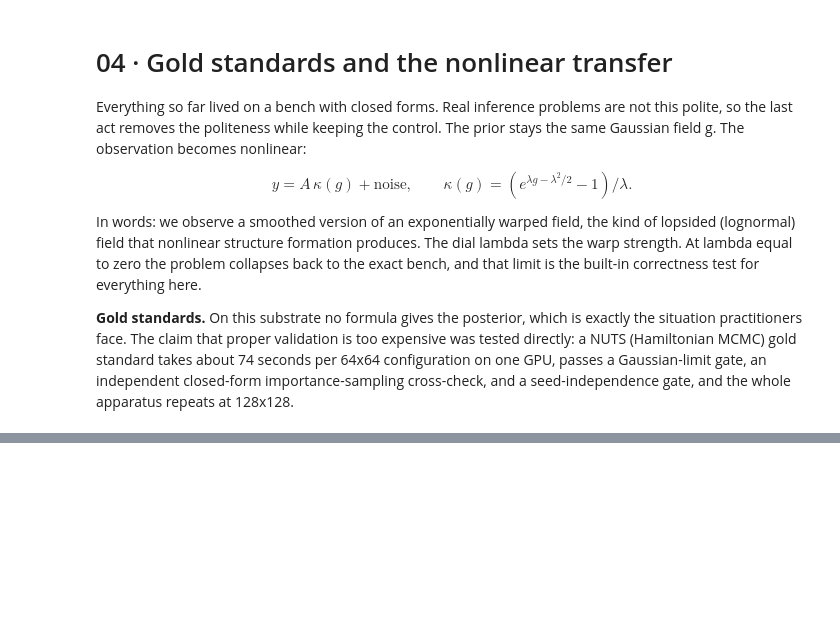
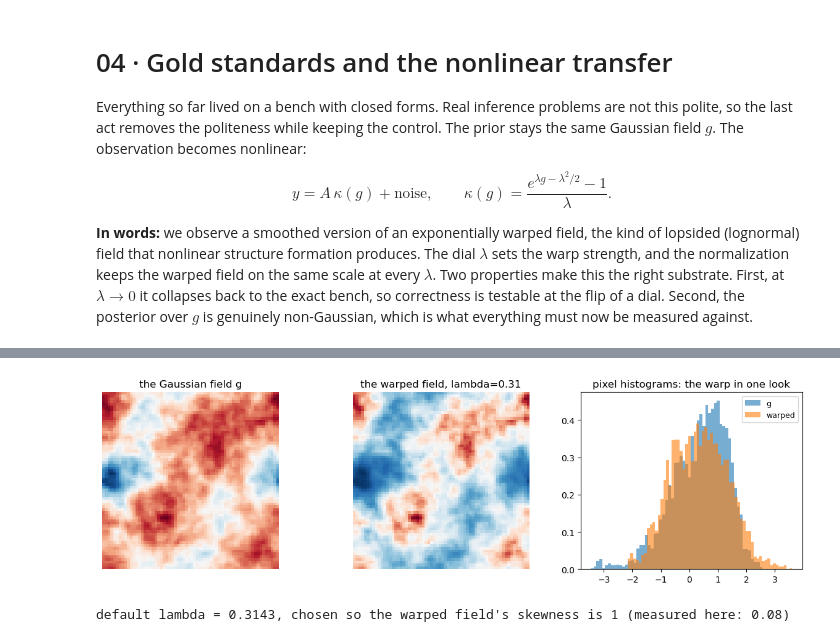
Before and after one commit to AndreasTersenov/tilt-audit, a Jupyter notebook: notebooks/04_gold_standards_and_transfer.ipynb, the cells around one changed output, grey strips where cells are left out. Drawn from its saved outputs; the diff is of its cells as text; code cells hidden in the pictures; blank space fills up the shorter version.

```diff
--- a/notebooks/04_gold_standards_and_transfer.ipynb
+++ b/notebooks/04_gold_standards_and_transfer.ipynb
@@ -3,22 +3,68 @@
 
 Everything so far lived on a bench with closed forms. Real inference problems
 are not this polite, so the last act removes the politeness while keeping the
-control. The prior stays the same Gaussian field g. The observation becomes
+control. The prior stays the same Gaussian field $g$. The observation becomes
 nonlinear:
 
 $$y = A\,\kappa(g) + \text{noise}, \qquad
-\kappa(g) = \left(e^{\lambda g - \lambda^2/2} - 1\right)/\lambda .$$
+\kappa(g) = \frac{e^{\lambda g - \lambda^2/2} - 1}{\lambda}.$$
 
-In words: we observe a smoothed version of an exponentially warped field, the
-kind of lopsided (lognormal) field that nonlinear structure formation
-produces. The dial lambda sets the warp strength. At lambda equal to zero the
-problem collapses back to the exact bench, and that limit is the built-in
-correctness test for everything here.
-
-**Gold standards.** On this substrate no formula gives the posterior, which is
-exactly the situation practitioners face. The claim that proper validation is
-too expensive was tested directly: a NUTS (Hamiltonian MCMC) gold standard
-takes about 74 seconds per 64x64 configuration on one GPU, passes a
-Gaussian-limit gate, an independent closed-form importance-sampling
-cross-check, and a seed-independence gate, and the whole apparatus repeats at
-128x128.
+**In words:** we observe a smoothed version of an exponentially warped field,
+the kind of lopsided (lognormal) field that nonlinear structure formation
+produces. The dial $\lambda$ sets the warp strength, and the normalization
+keeps the warped field on the same scale at every $\lambda$. Two properties
+make this the right substrate. First, at $\lambda \to 0$ it collapses back
+to the exact bench, so correctness is testable at the flip of a dial. Second,
+the posterior over $g$ is genuinely non-Gaussian, which is what everything
+must now be measured against.
+# %%
+import json
+import sys
+from collections import defaultdict
+from pathlib import Path
+
+import numpy as np
+import matplotlib.pyplot as plt
+
+ROOT = Path.cwd().parent if Path.cwd().name == "notebooks" else Path.cwd()
+sys.path.insert(0, str(ROOT))
+RES = ROOT / "results"
+
+def rows(name):
+    p = RES / name
+    if not p.exists():
+        print(f"({name} not found, cell skipped)")
+        return []
+    return [json.loads(l) for l in p.open()]
+
+from tilt_audit import lognormal
+from tilt_audit.fields import grid_to_z, make_basis, make_pk, unpack
+import jax
+import jax.numpy as jnp
+
+n = 64
+basis = make_basis(n)
+Pz = jnp.asarray(grid_to_z(make_pk(basis), basis))
+lam = lognormal.default_lambda()
+g = jnp.sqrt(Pz) * jax.random.normal(jax.random.PRNGKey(3), Pz.shape)
+gmap = np.asarray(unpack(g, basis))
+kmap = np.asarray(lognormal.kappa(unpack(g, basis), lam))
+
+fig, axes = plt.subplots(1, 3, figsize=(12, 3.6))
+axes[0].imshow(gmap, cmap="RdBu_r")
+axes[0].set_title("the Gaussian field g")
+axes[1].imshow(kmap, cmap="RdBu_r")
+axes[1].set_title(f"the warped field, lambda={lam:.2f}")
+for ax in axes[:2]:
+    ax.axis("off")
+axes[2].hist(gmap.ravel(), bins=60, alpha=0.6, density=True, label="g")
+axes[2].hist(kmap.ravel(), bins=60, alpha=0.6, density=True,
+             label="warped")
+axes[2].set_title("pixel histograms: the warp in one look")
+axes[2].legend(fontsize=9)
+plt.tight_layout()
+plt.show()
+skew = float(((kmap - kmap.mean()) ** 3).mean() / kmap.std() ** 3)
+print(f"default lambda = {lam:.4f}, chosen so the warped field's skewness "
+      f"is 1 (measured here: {skew:.2f})")
+# %% [output]
@@ -24,0 +72,2 @@ cross-check, and a seed-independence gate, and the whole apparatus repeats at
+[figure, added]
+default lambda = 0.3143, chosen so the warped field's skewness is 1 (measured here: 0.08)
```
Also changed, not shown: parts of 12 cells of this notebook, 4 other files.
